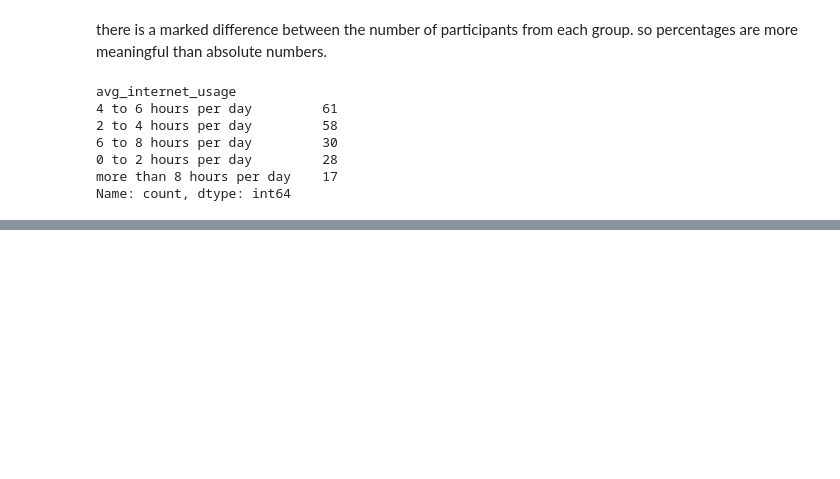
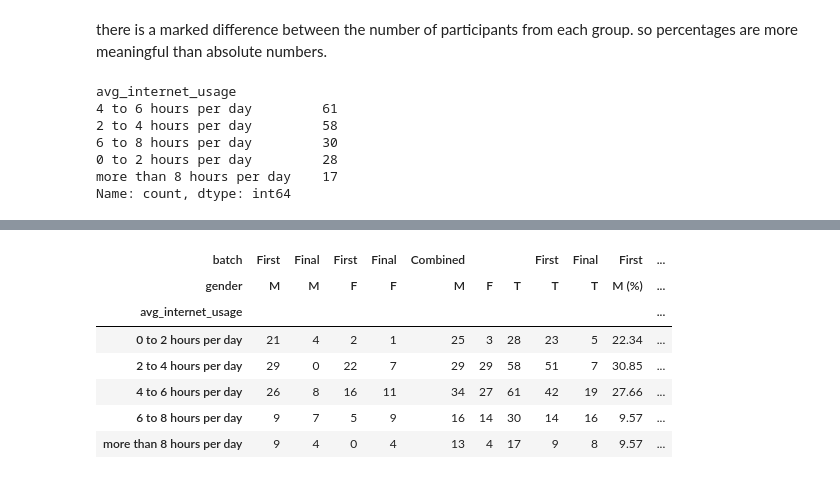
Before and after one commit to akankshazc/sts_iad, a Jupyter notebook: 2_basics.ipynb, the cells around one changed output, grey strips where cells are left out. Saved outputs shown, nothing was run; the diff lists cells and outputs as text; code cells hidden in the pictures; blank space fills up the shorter version.

```diff
--- a/2_basics.ipynb
+++ b/2_basics.ipynb
@@ -81,0 +124,13 @@ df[['avg_internet_usage', 'batch']].value_counts().unstack()
+# %%
+for col in r1_table.columns:
+    r1_table[(col[0], f'{col[1]} (%)')] = round(r1_table[col] / r1_table[col].sum() * 100, 2)
+r1_table
+# %% [output]
+| batch | First | Final | First | Final | Combined |  |  | First | Final | First | ... |
+| gender | M | M | F | F | M | F | T | T | T | M (%) | ... |
+| avg_internet_usage |  |  |  |  |  |  |  |  |  |  | ... |
+| 0 to 2 hours per day | 21 | 4 | 2 | 1 | 25 | 3 | 28 | 23 | 5 | 22.34 | ... |
+| 2 to 4 hours per day | 29 | 0 | 22 | 7 | 29 | 29 | 58 | 51 | 7 | 30.85 | ... |
+| 4 to 6 hours per day | 26 | 8 | 16 | 11 | 34 | 27 | 61 | 42 | 19 | 27.66 | ... |
+| 6 to 8 hours per day | 9 | 7 | 5 | 9 | 16 | 14 | 30 | 14 | 16 | 9.57 | ... |
+| more than 8 hours per day | 9 | 4 | 0 | 4 | 13 | 4 | 17 | 9 | 8 | 9.57 | ... |
```
Also changed, not shown: parts of 9 cells of this notebook.
